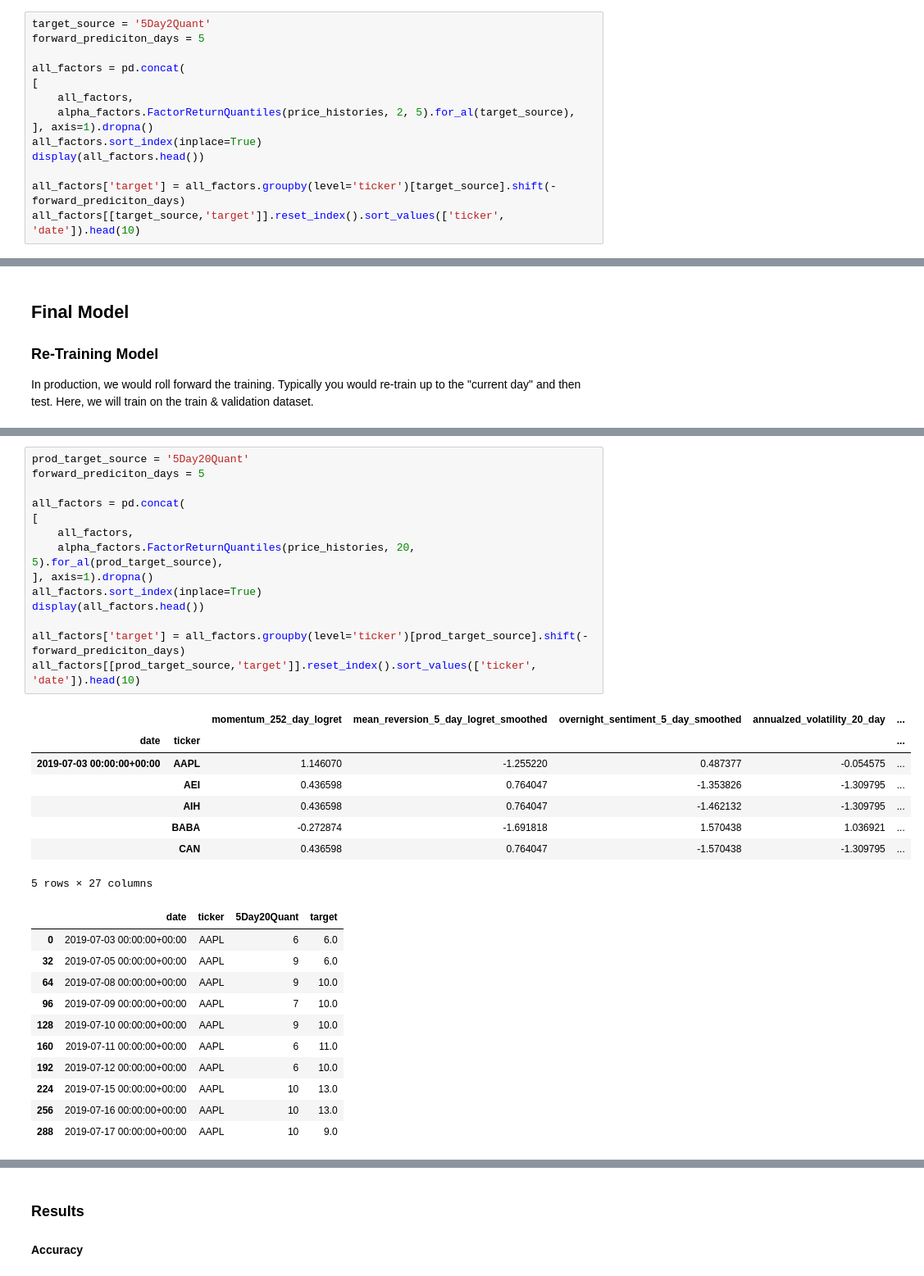
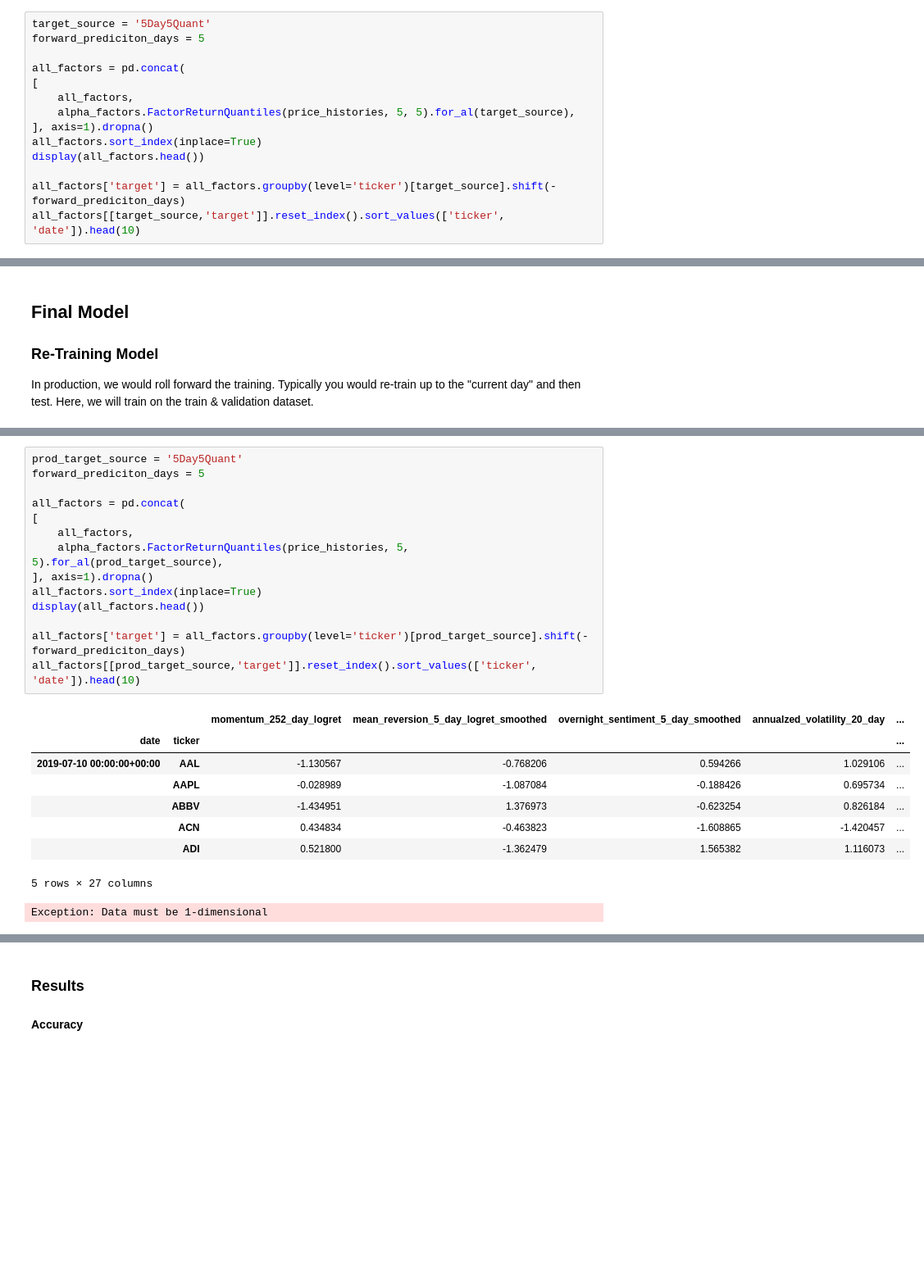
Before and after one commit to nmaiorana/svi-trading-tools, a Jupyter notebook: analysis-20210703/stage_2b_ai_alpha.ipynb, the cells around one changed output, grey strips where cells are left out. Shown at 82% size. Cells and saved outputs as stored; diff of their text form; blank space fills up the shorter version.

```diff
--- a/analysis-20210703/stage_2b_ai_alpha.ipynb
+++ b/analysis-20210703/stage_2b_ai_alpha.ipynb
@@ -107,13 +107,13 @@ Stocks: ['AAPL', 'AEI', 'AIH', 'BABA', 'CAN', 'COKE', 'CONN', 'DKNG', 'EFOI', 'G
 
 This is something you want to experiment with. If you are planning on holding on to assets for long periods of time, perhaps a 20, 40 or 60 forward prediciton will work better.
 # %%
-target_source = '5Day2Quant'
+target_source = '5Day5Quant'
 forward_prediciton_days = 5
 
 all_factors = pd.concat(
 [
     all_factors,
-    alpha_factors.FactorReturnQuantiles(price_histories, 2, 5).for_al(target_source),
+    alpha_factors.FactorReturnQuantiles(price_histories, 5, 5).for_al(target_source),
 ], axis=1).dropna()
 all_factors.sort_index(inplace=True)
 display(all_factors.head())
@@ -447,37 +463,27 @@ print(features_to_use)
 # %%
-prod_target_source = '5Day20Quant'
+prod_target_source = '5Day5Quant'
 forward_prediciton_days = 5
 
 all_factors = pd.concat(
 [
     all_factors,
-    alpha_factors.FactorReturnQuantiles(price_histories, 20, 5).for_al(prod_target_source),
+    alpha_factors.FactorReturnQuantiles(price_histories, 5, 5).for_al(prod_target_source),
 ], axis=1).dropna()
 all_factors.sort_index(inplace=True)
 display(all_factors.head())
 
 all_factors['target'] = all_factors.groupby(level='ticker')[prod_target_source].shift(-forward_prediciton_days)
 all_factors[[prod_target_source,'target']].reset_index().sort_values(['ticker', 'date']).head(10)
 # %% [output]
 |  |  | momentum_252_day_logret | mean_reversion_5_day_logret_smoothed | overnight_sentiment_5_day_smoothed | annualzed_volatility_20_day | ... |
 | date | ticker |  |  |  |  | ... |
-| 2019-07-03 00:00:00+00:00 | AAPL | 1.146070 | -1.255220 | 0.487377 | -0.054575 | ... |
-|  | AEI | 0.436598 | 0.764047 | -1.353826 | -1.309795 | ... |
-|  | AIH | 0.436598 | 0.764047 | -1.462132 | -1.309795 | ... |
-|  | BABA | -0.272874 | -1.691818 | 1.570438 | 1.036921 | ... |
-|  | CAN | 0.436598 | 0.764047 | -1.570438 | -1.309795 | ... |
+| 2019-07-10 00:00:00+00:00 | AAL | -1.130567 | -0.768206 | 0.594266 | 1.029106 | ... |
+|  | AAPL | -0.028989 | -1.087084 | -0.188426 | 0.695734 | ... |
+|  | ABBV | -1.434951 | 1.376973 | -0.623254 | 0.826184 | ... |
+|  | ACN | 0.434834 | -0.463823 | -1.608865 | -1.420457 | ... |
+|  | ADI | 0.521800 | -1.362479 | 1.565382 | 1.116073 | ... |
 5 rows × 27 columns
-|  | date | ticker | 5Day20Quant | target |
-| 0 | 2019-07-03 00:00:00+00:00 | AAPL | 6 | 6.0 |
-| 32 | 2019-07-05 00:00:00+00:00 | AAPL | 9 | 6.0 |
-| 64 | 2019-07-08 00:00:00+00:00 | AAPL | 9 | 10.0 |
-| 96 | 2019-07-09 00:00:00+00:00 | AAPL | 7 | 10.0 |
-| 128 | 2019-07-10 00:00:00+00:00 | AAPL | 9 | 10.0 |
-| 160 | 2019-07-11 00:00:00+00:00 | AAPL | 6 | 11.0 |
-| 192 | 2019-07-12 00:00:00+00:00 | AAPL | 6 | 10.0 |
-| 224 | 2019-07-15 00:00:00+00:00 | AAPL | 10 | 13.0 |
-| 256 | 2019-07-16 00:00:00+00:00 | AAPL | 10 | 13.0 |
-| 288 | 2019-07-17 00:00:00+00:00 | AAPL | 10 | 9.0 |
+Exception: Data must be 1-dimensional
 # %%
 temp = all_factors.dropna().copy()
 X = temp[features_to_use]
```
Also changed, not shown: parts of 21 cells of this notebook, 6 other files.
